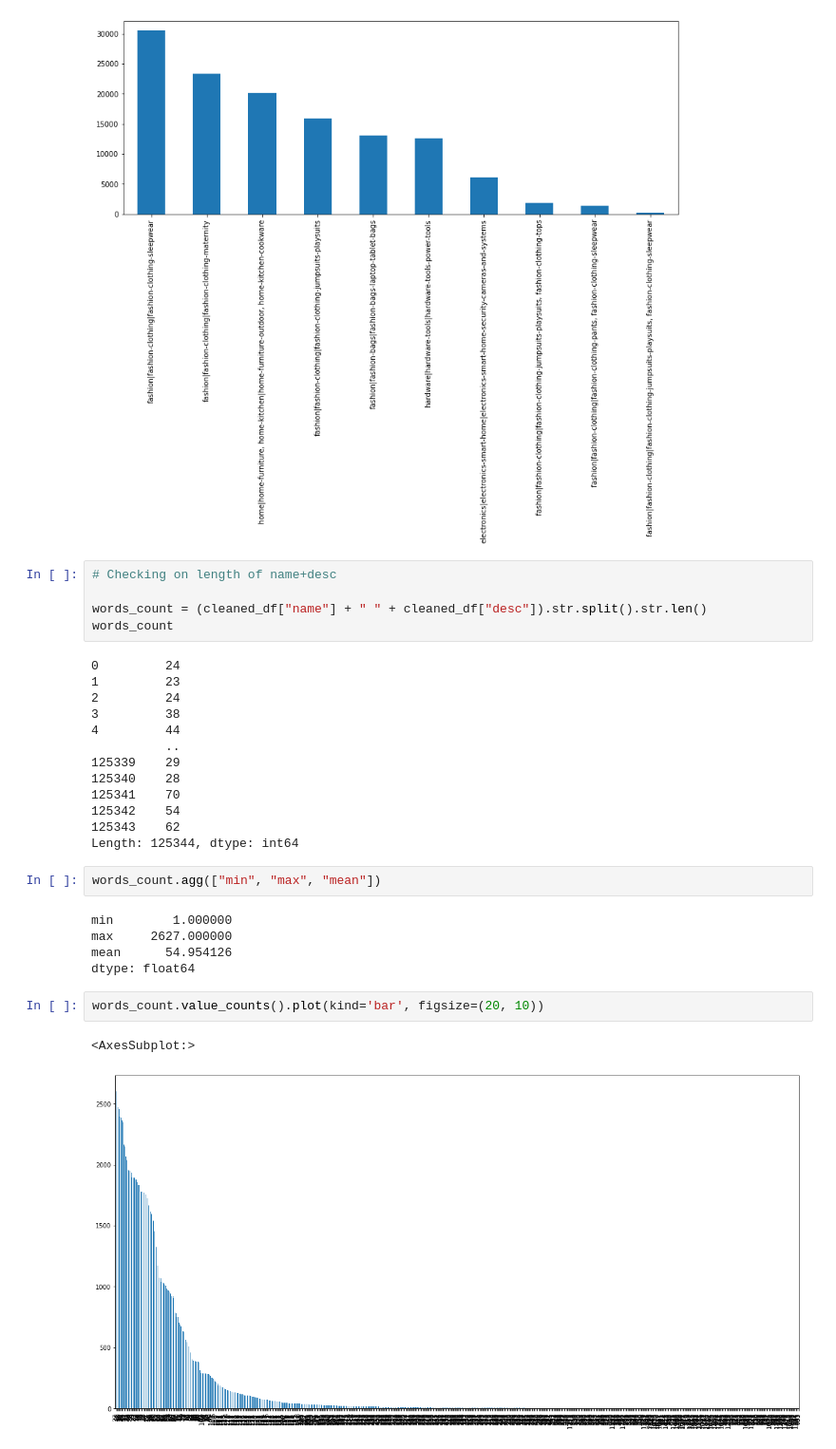
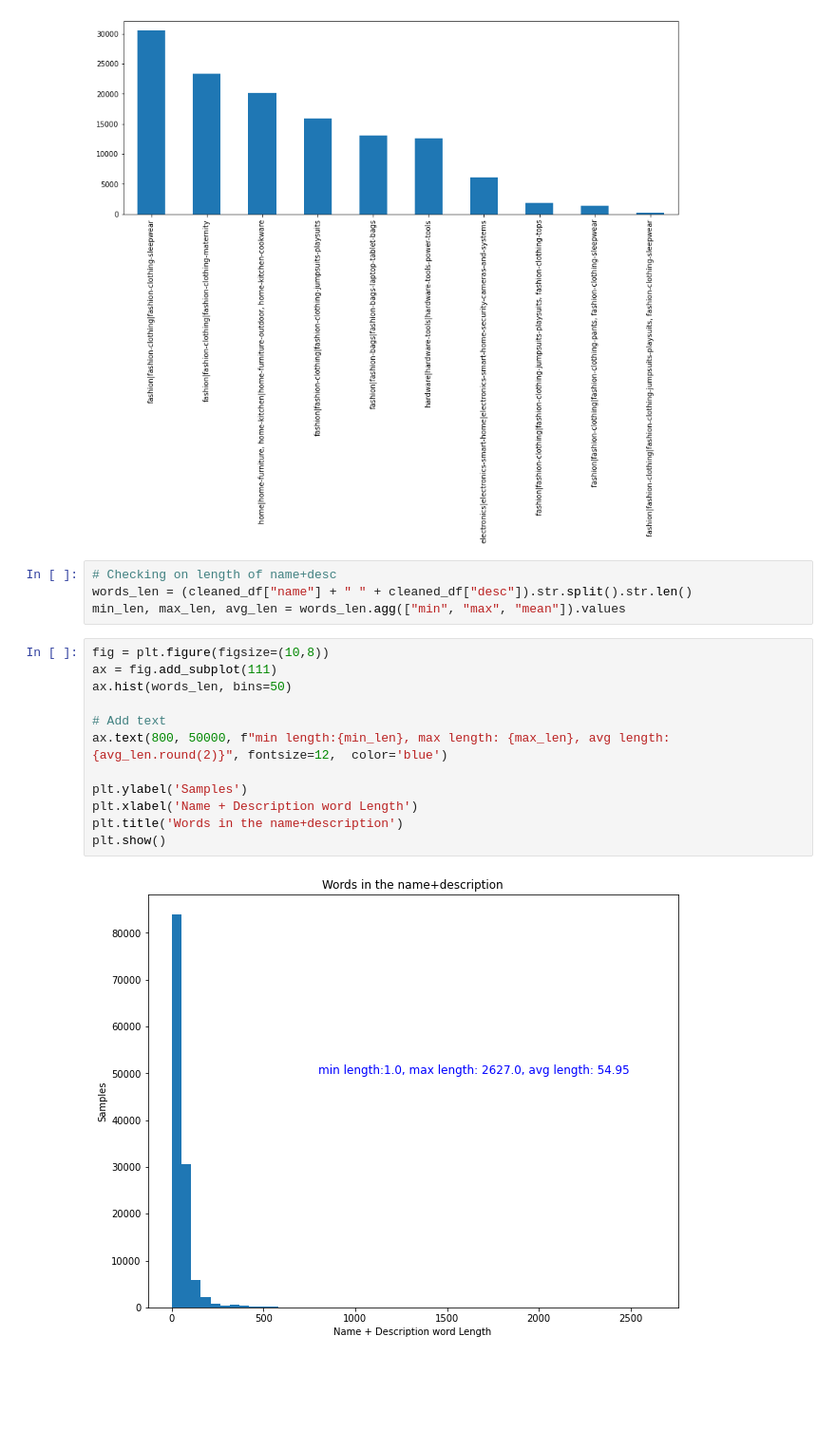
Before and after one commit to transferhp/zip_product_classification, a Jupyter notebook: notebooks/data_processing+initial EDA.ipynb, the cells around one changed output. Shown at 95% size. Saved outputs shown, nothing was run; the diff lists cells and outputs as text; blank space fills up the shorter version.

Commit message:
update on words length distribution

```diff
--- a/notebooks/data_processing+initial EDA.ipynb
+++ b/notebooks/data_processing+initial EDA.ipynb
@@ -109,31 +99,19 @@ cleaned_df["cat2"].value_counts().plot(kind='bar', figsize=(14, 5))
 [figure]
 # %%
 # Checking on length of name+desc
-
-words_count = (cleaned_df["name"] + " " + cleaned_df["desc"]).str.split().str.len()
-words_count
+words_len = (cleaned_df["name"] + " " + cleaned_df["desc"]).str.split().str.len()
+min_len, max_len, avg_len = words_len.agg(["min", "max", "mean"]).values
-# %% [output]
-0         24
-1         23
-2         24
-3         38
-4         44
-          ..
-125339    29
-125340    28
-125341    70
-125342    54
-125343    62
-Length: 125344, dtype: int64
-# %%
-words_count.agg(["min", "max", "mean"])
-# %% [output]
-min        1.000000
-max     2627.000000
-mean      54.954126
-dtype: float64
-# %%
-words_count.value_counts().plot(kind='bar', figsize=(20, 10))
-# %% [output]
-<AxesSubplot:>
-[figure, removed]
+# %%
+fig = plt.figure(figsize=(10,8))
+ax = fig.add_subplot(111)
+ax.hist(words_len, bins=50)
+
+# Add text
+ax.text(800, 50000, f"min length:{min_len}, max length: {max_len}, avg length: {avg_len.round(2)}", fontsize=12,  color='blue')
+
+plt.ylabel('Samples')
+plt.xlabel('Name + Description word Length')
+plt.title('Words in the name+description')
+plt.show()
+# %% [output]
+[figure, added]
```
Also changed, not shown: parts of 5 cells of this notebook.
